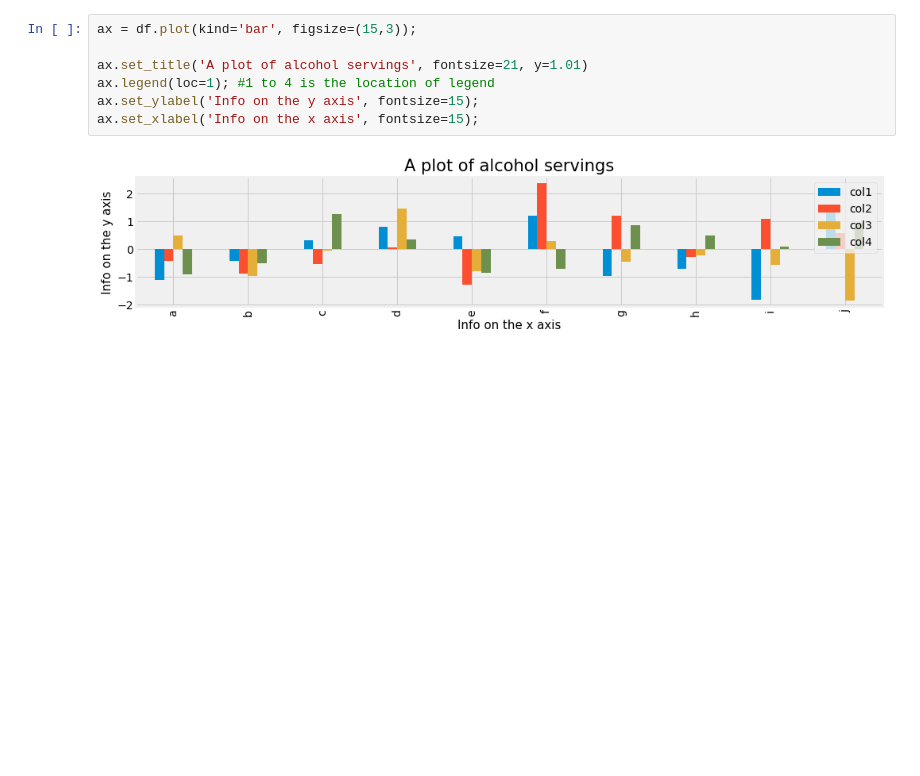
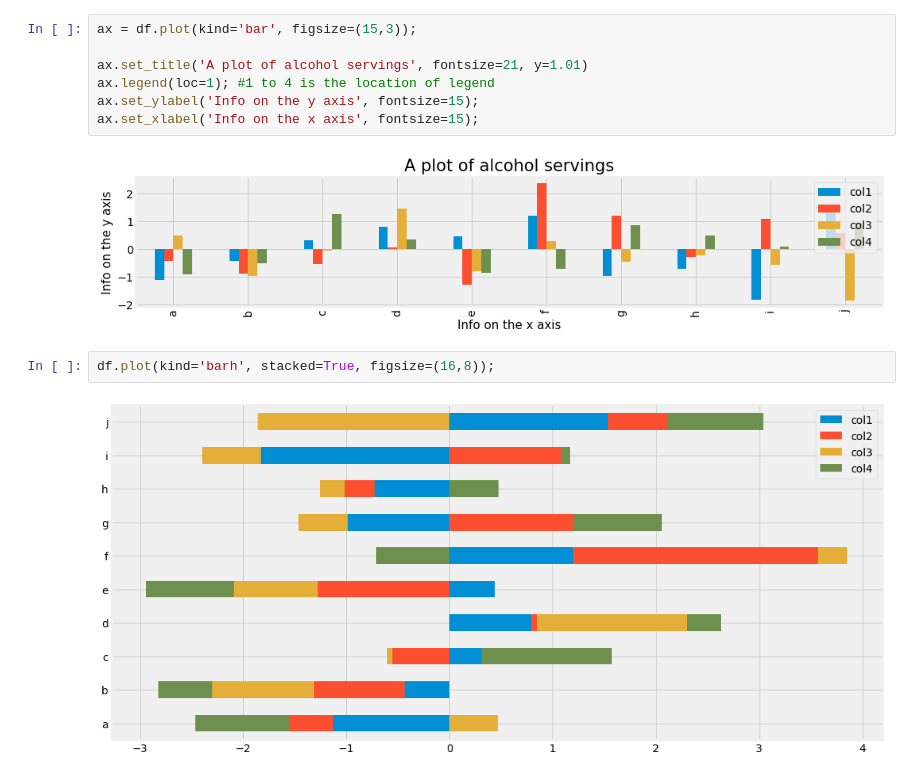
Before and after one commit to amieholmes/datavisualisation, a Jupyter notebook: Day 3 - Data Viz.ipynb, the cells around one changed output. Saved outputs shown, nothing was run; the diff lists cells and outputs as text; blank space fills up the shorter version.

Commit message:
more plots

```diff
--- a/Day 3 - Data Viz.ipynb
+++ b/Day 3 - Data Viz.ipynb
@@ -192,3 +192,7 @@ ax.set_ylabel('Info on the y axis', fontsize=15);
 ax.set_xlabel('Info on the x axis', fontsize=15);
 # %% [output]
 [figure]
+# %%
+df.plot(kind='barh', stacked=True, figsize=(16,8));
+# %% [output]
+[figure, added]
```
Also changed, not shown: parts of 20 cells of this notebook.
